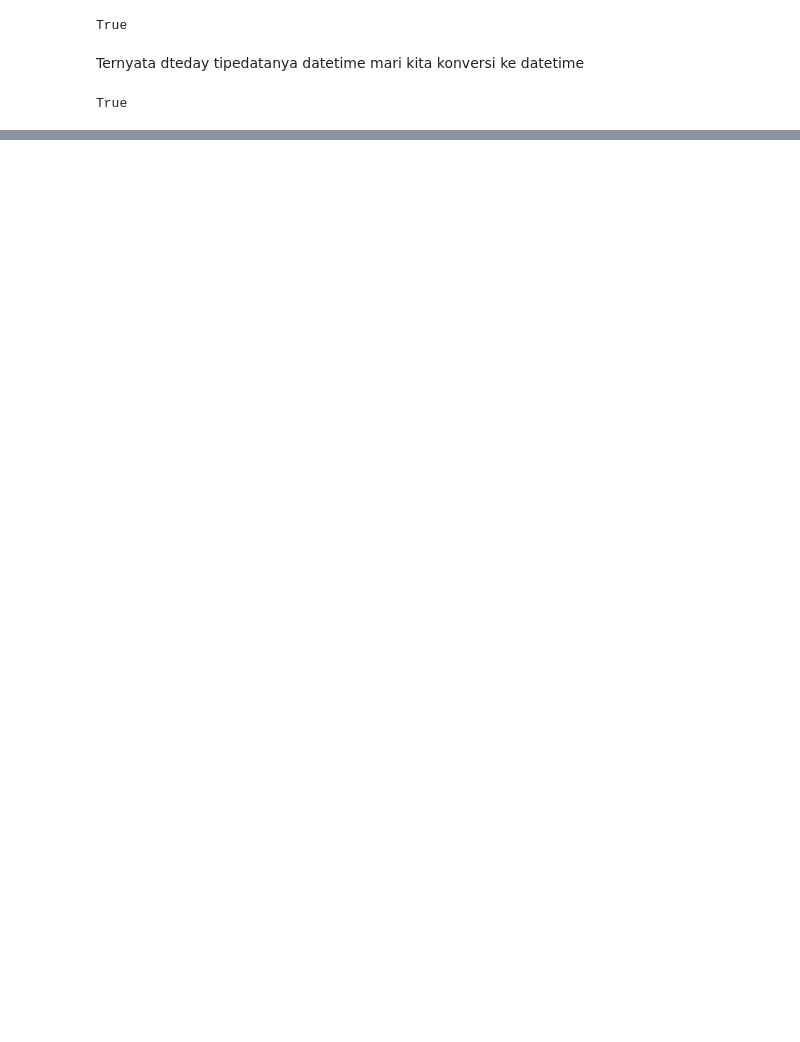
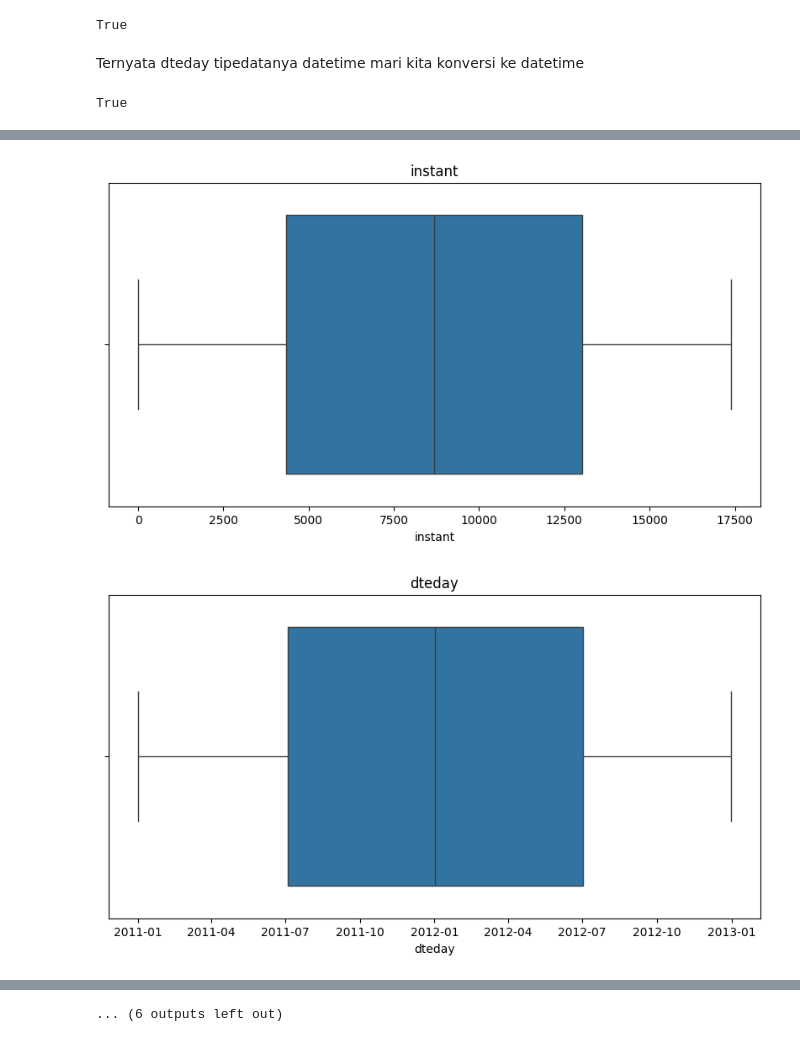
Before and after one commit to irizkyw/Submission-Dicoding, a Jupyter notebook: notebook.ipynb, the cells around one changed output, grey strips where cells are left out. Saved outputs shown, nothing was run; the diff lists cells and outputs as text; code cells hidden in the pictures; blank space fills up the shorter version.

```diff
--- a/notebook.ipynb
+++ b/notebook.ipynb
@@ -344,0 +249,12 @@ plt.show()
+# %%
+# cek Outlier seluruh fitur pada data hour
+for i in data_hour.columns:
+
+    plt.figure(figsize=(10, 5))
+    sns.boxplot(data_hour[i], orient='h')
+    plt.title(i)
+
+    plt.show()
+# %% [output]
+[figure, added]
+[figure, added]
@@ -344,0 +271 @@ plt.show()
+... (6 outputs left out)
```
Also changed, not shown: parts of 55 cells of this notebook, 2 other files.
